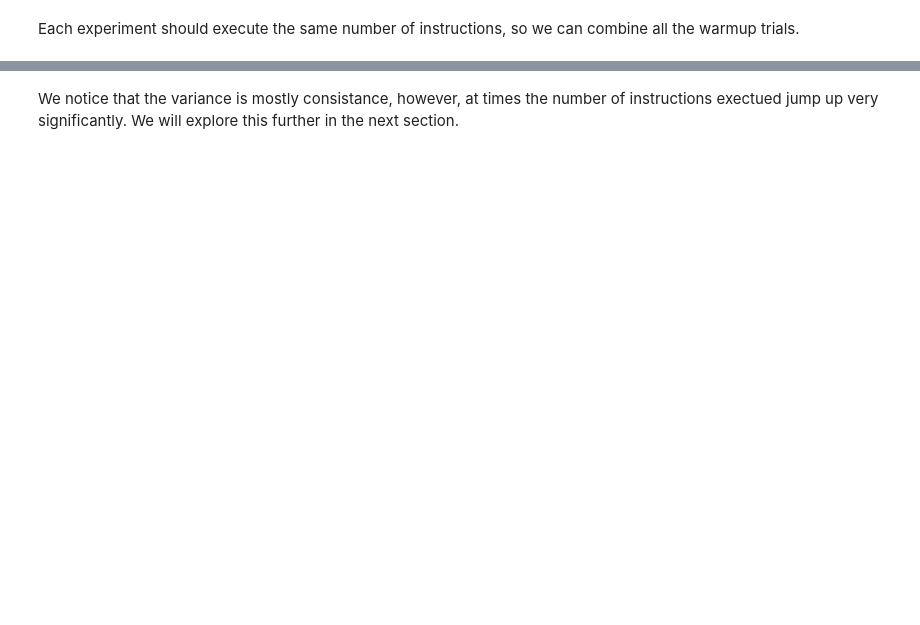
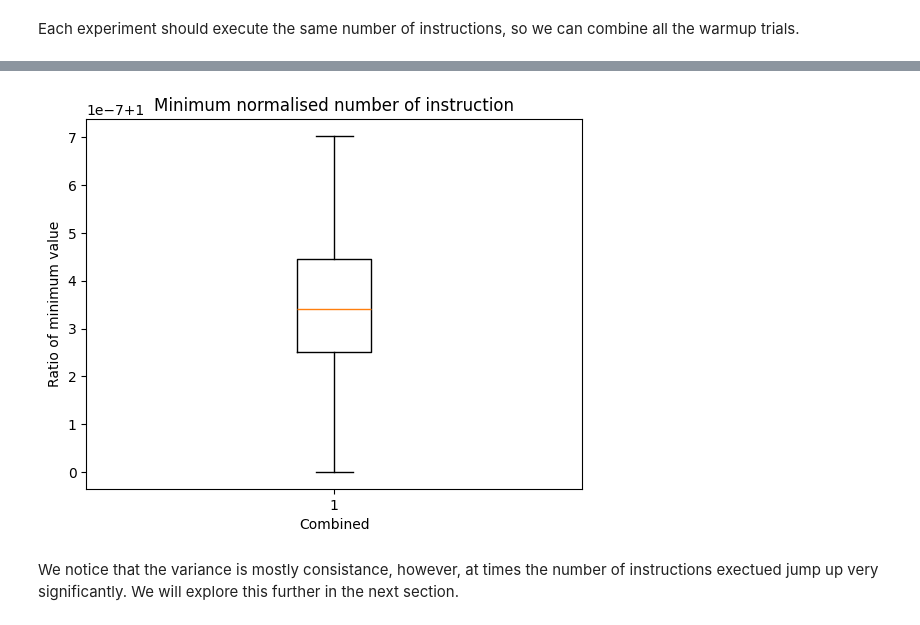
Before and after one commit to damienbose/magpie, a Jupyter notebook: experiments/process_results/process.ipynb, the cells around one changed output, grey strips where cells are left out. Cells and saved outputs as stored; diff of their text form; code cells hidden in the pictures; blank space fills up the shorter version.

```diff
--- a/experiments/process_results/process.ipynb
+++ b/experiments/process_results/process.ipynb
@@ -130,3 +150,13 @@ plt.show()
+# %%
+# Let's also normalise by the minimum value
+percentage_diff_median = combined_np_array / combined_np_array.min()
+plt.boxplot(percentage_diff_median)
+plt.title('Minimum normalised number of instruction')
+plt.ylabel('Ratio of minimum value')
+plt.xlabel('Combined')
+plt.show()
+# %% [output]
+[figure, added]
 # %% [markdown]
 We notice that the variance is mostly consistance, however, at times the number of instructions exectued jump up very significantly. We will explore this further in the next section.
 # %%
```
Also changed, not shown: parts of 12 cells of this notebook.
